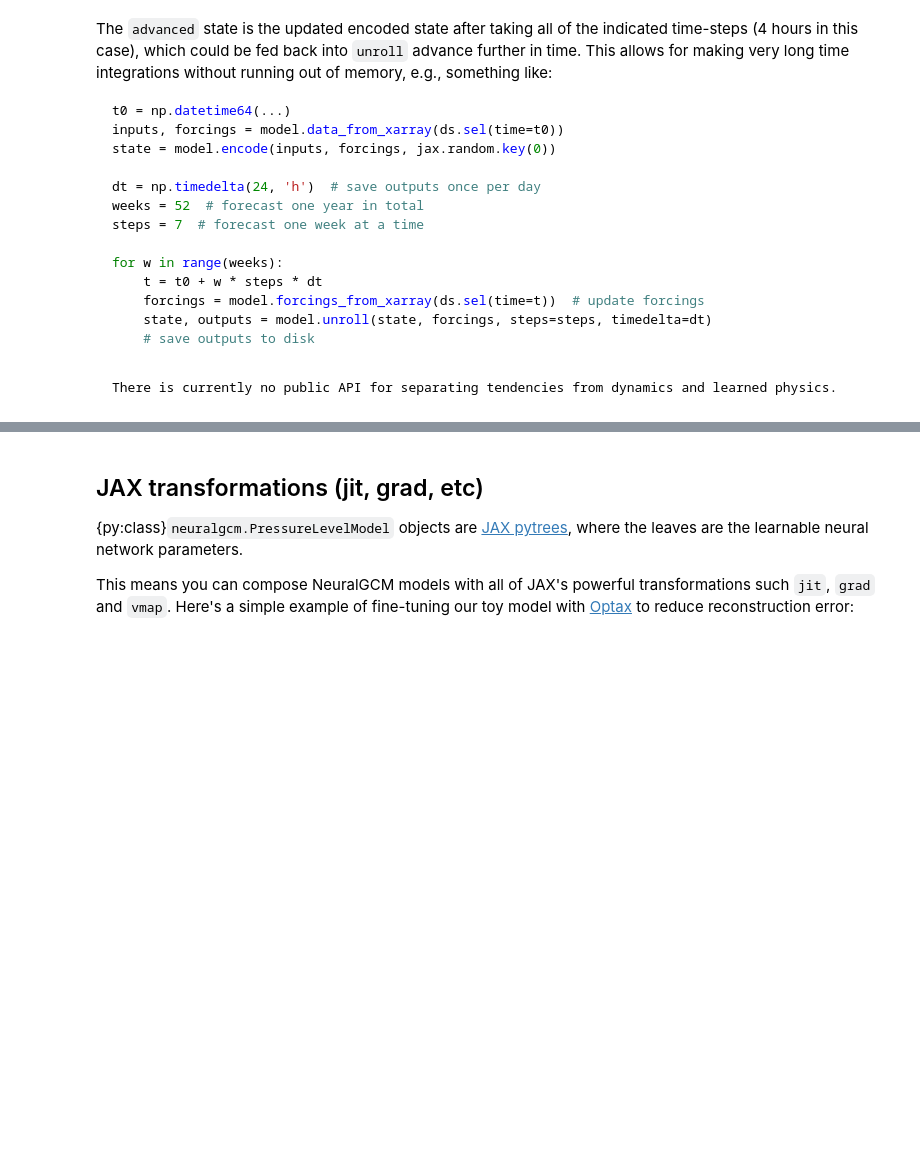
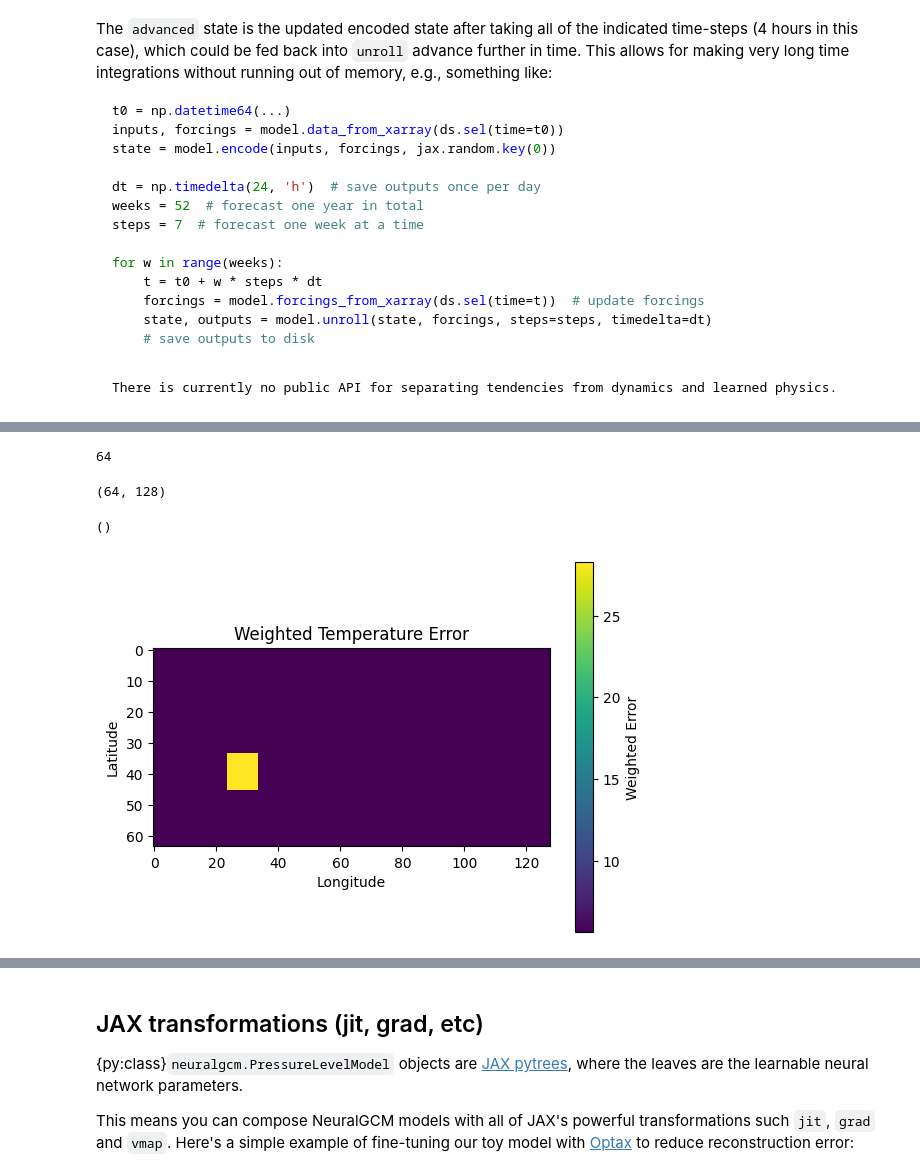
Before and after one commit to google-research/neuralgcm, a Jupyter notebook: docs/trained_models.ipynb, the cells around one changed output, grey strips where cells are left out. Cells and saved outputs as stored; diff of their text form; code cells hidden in the pictures; blank space fills up the shorter version.

```diff
--- a/docs/trained_models.ipynb
+++ b/docs/trained_models.ipynb
@@ -92,0 +111,53 @@ There is currently no public API for separating tendencies from dynamics and lea
+# %%
+import optax
+
+INDIA_BOUNDS = {
+    'latitude': slice(5, 40),
+    'longitude': slice(65, 95)
+}
+
+
+
+lats = np.array(ds['latitude'])
+lons = np.array(ds['longitude'])
+
+weights = np.ones((len(lats), len(lons)))
+
+lat_mask = (lats >= INDIA_BOUNDS['latitude'].start) & (lats <= INDIA_BOUNDS['latitude'].stop)
+lon_mask = (lons >= INDIA_BOUNDS['longitude'].start) & (lons <= INDIA_BOUNDS['longitude'].stop)
+
+
+weights[np.ix_(lat_mask, lon_mask)] = 5.0
+
+weights = jax.numpy.array(weights)
+# %%
+len(lats)
+# %% [output]
+64
+# %%
+weights.shape
+# %% [output]
+(64, 128)
+# %%
+inputs, forcings = model.data_from_xarray(ds.isel(time=0))
+rng =  jax.random.key(0)
+encoded = model.encode(inputs, forcings, rng_key=rng)
+restored = model.decode(encoded, forcings)
+error = (inputs['temperature'] - restored['temperature']).mean()
+# %%
+error.shape
+# %% [output]
+()
+# %%
+weighted = error * weights
+# %%
+# prompt: plot heatmap of weighted
+
+plt.imshow(weighted, cmap='viridis')
+plt.colorbar(label='Weighted Error')
+plt.title('Weighted Temperature Error')
+plt.xlabel('Longitude')
+plt.ylabel('Latitude')
+plt.show()
+# %% [output]
+[figure, added]
```
Also changed, not shown: parts of 12 cells of this notebook.
